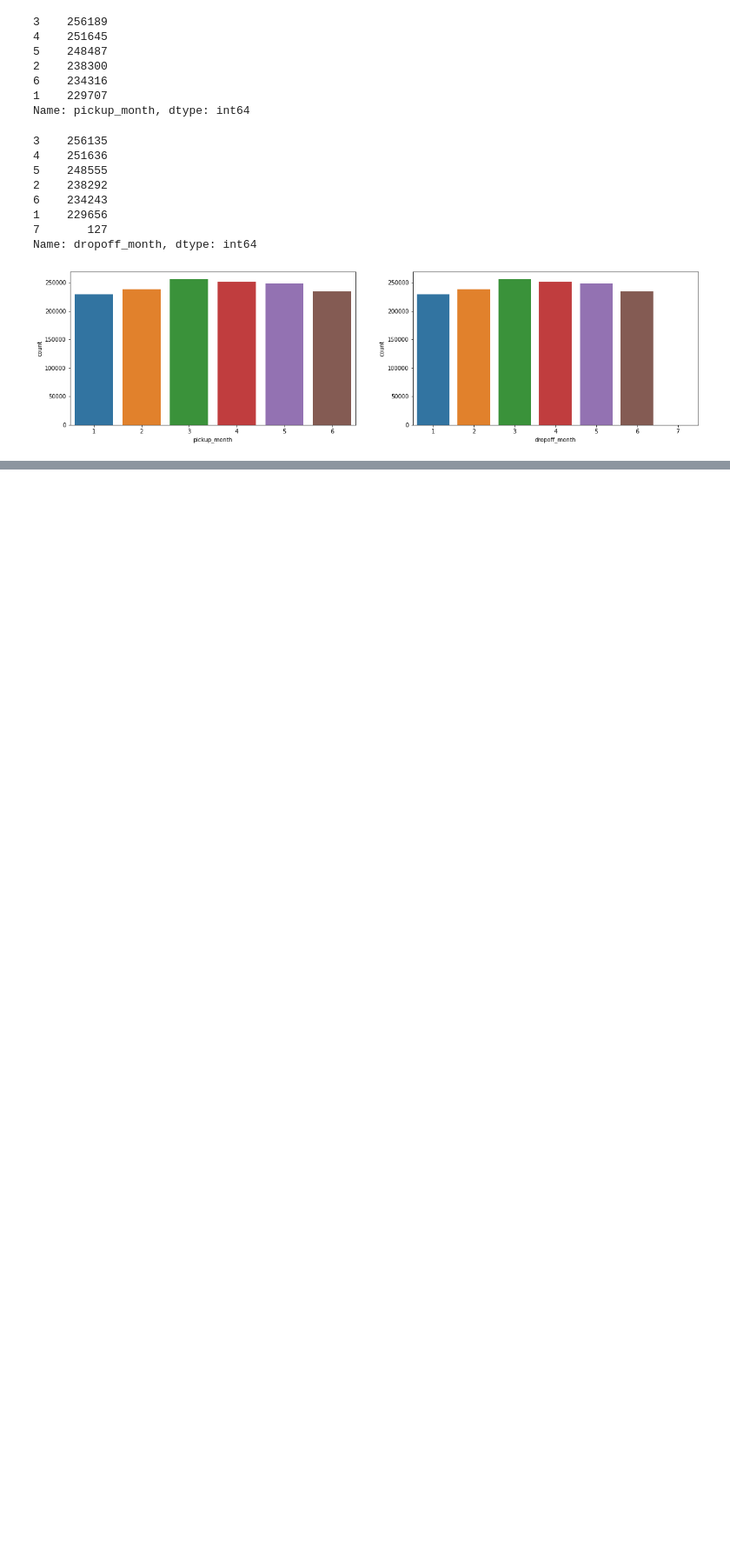
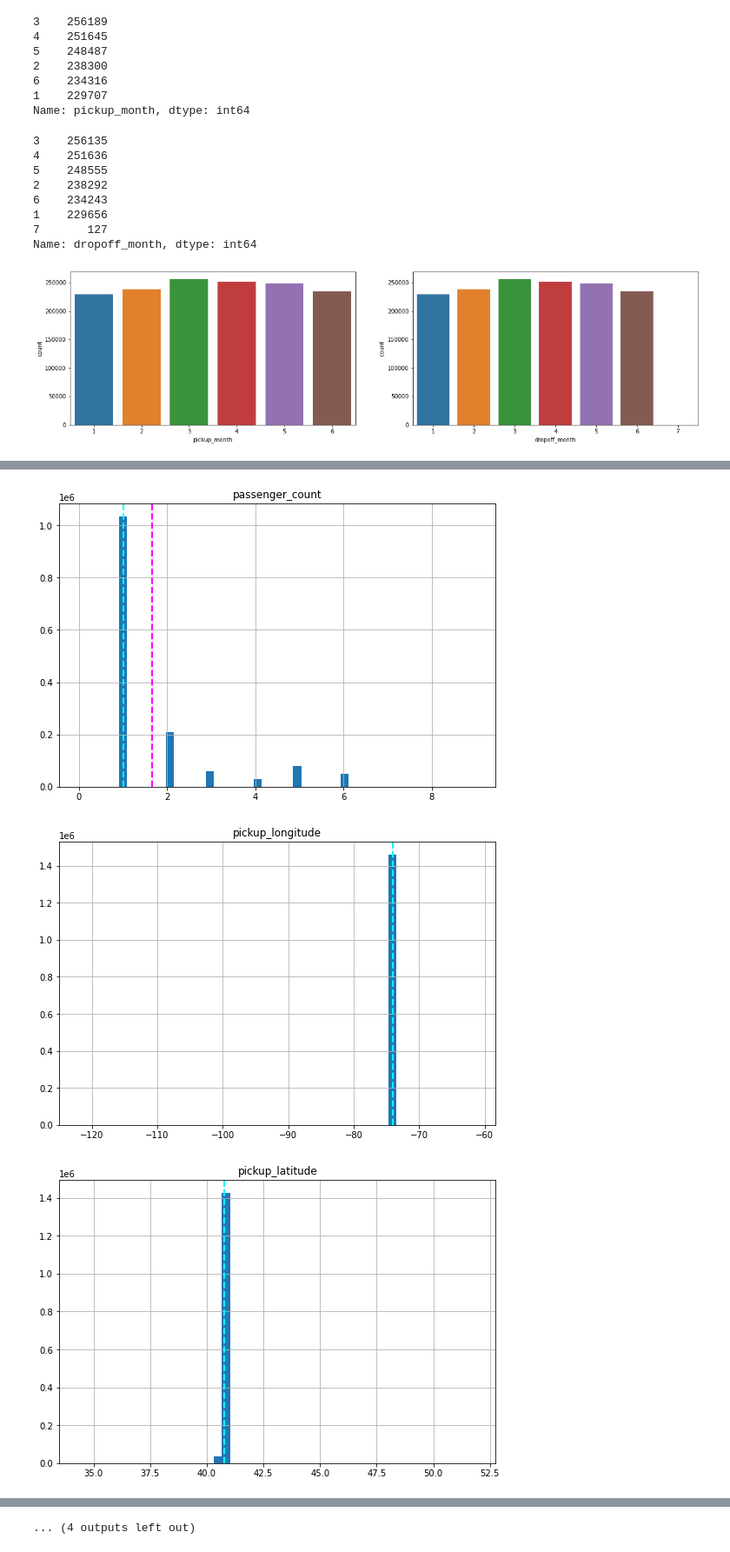
Before and after one commit to kiran2424/NYC-Taxi-Trip-Time-Prediction, a Jupyter notebook: NYC_Taxi_Trip_Time_Prediction_Capstone_Project.ipynb, the cells around one changed output, grey strips where cells are left out. Shown at 87% size. Cells and saved outputs as stored; diff of their text form; code cells hidden in the pictures; blank space fills up the shorter version.

```diff
--- a/NYC_Taxi_Trip_Time_Prediction_Capstone_Project.ipynb
+++ b/NYC_Taxi_Trip_Time_Prediction_Capstone_Project.ipynb
@@ -363,0 +468,2 @@ plt.show()
+# %%
+data['trip_duration_in_hour']=data['trip_duration']/3600
@@ -363,0 +479,3 @@ plt.show()
+# %%
+numeric_features = data.describe().columns
+numeric_features
@@ -363,0 +489,16 @@ plt.show()
+# %%
+# plot a bar plot for each categorical feature count (except vendor id)
+
+for col in numeric_features[1:]:
+    fig = plt.figure(figsize=(9, 6))
+    ax = fig.gca()
+    feature = data[col]
+    feature.hist(bins=50, ax = ax)
+    ax.axvline(feature.mean(), color='magenta', linestyle='dashed', linewidth=2)
+    ax.axvline(feature.median(), color='cyan', linestyle='dashed', linewidth=2)
+    ax.set_title(col)
+plt.show()
+# %% [output]
+[figure, added]
+[figure, added]
+[figure, added]
@@ -363,0 +514 @@ plt.show()
+... (4 outputs left out)
```
Also changed, not shown: parts of 23 cells of this notebook.
